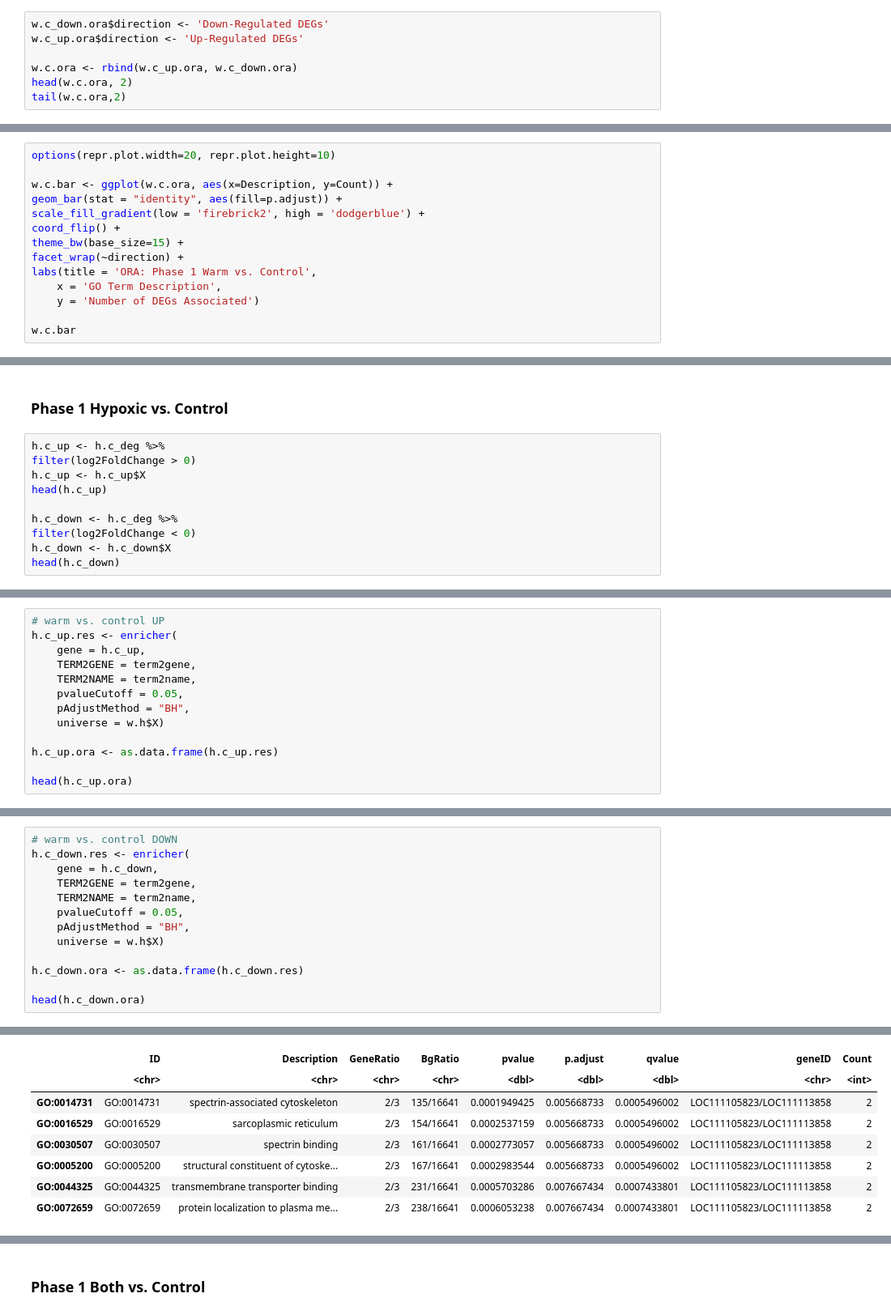
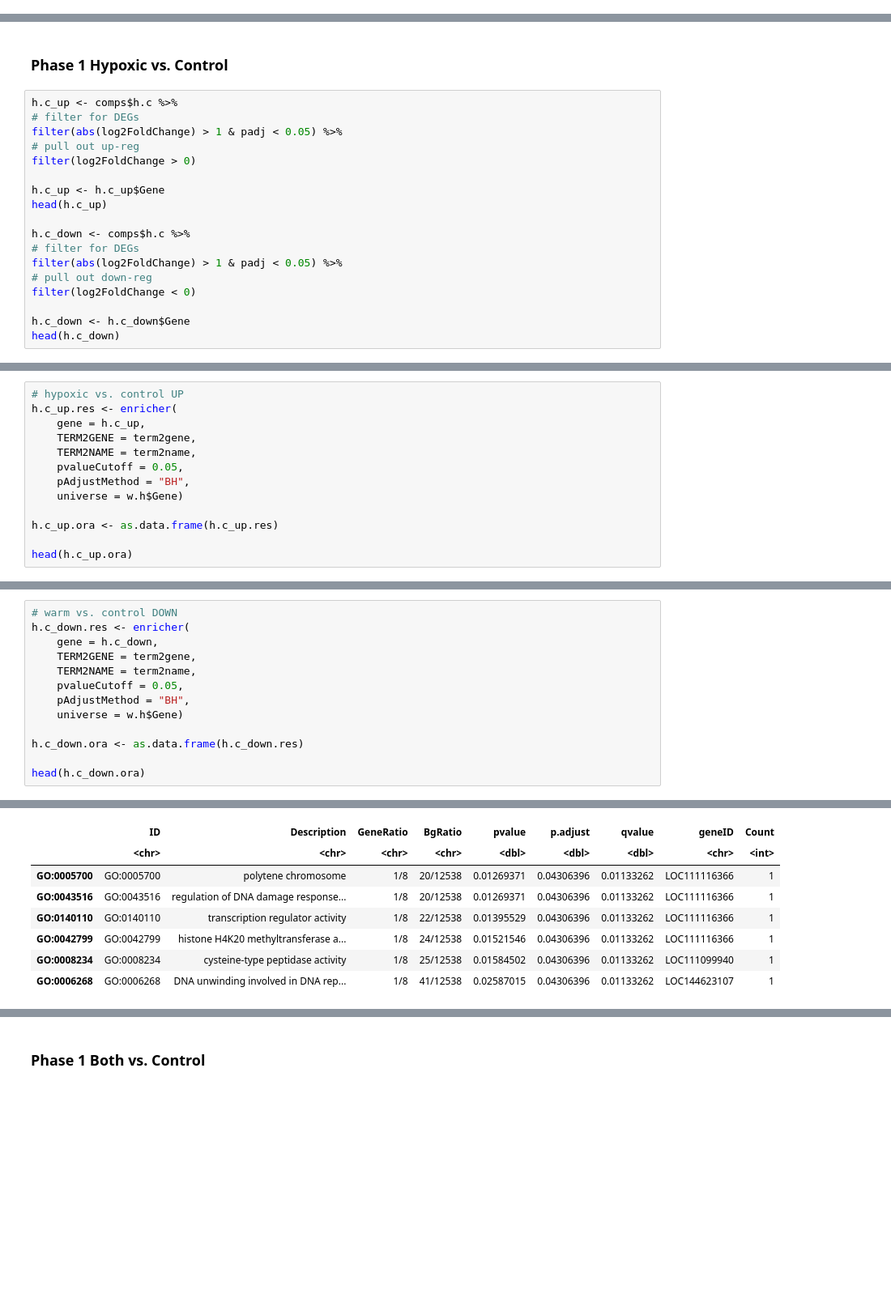
Before and after one commit to jgmcdonough/CE24_RNA-seq, a Jupyter notebook: analysis/diff_expression/phase1_v_phase1/new_refGenome/GO_newRef_p1.v.p1.ipynb, the cells around one changed output, grey strips where cells are left out. Shown at 81% size. Cells and saved outputs as stored; diff of their text form; blank space fills up the shorter version.

```diff
--- a/analysis/diff_expression/phase1_v_phase1/new_refGenome/GO_newRef_p1.v.p1.ipynb
+++ b/analysis/diff_expression/phase1_v_phase1/new_refGenome/GO_newRef_p1.v.p1.ipynb
@@ -582,7 +578,0 @@ A data.frame: 4 × 9
-# %%
-w.c_down.ora$direction <- 'Down-Regulated DEGs'
-w.c_up.ora$direction <- 'Up-Regulated DEGs'
-
-w.c.ora <- rbind(w.c_up.ora, w.c_down.ora)
-head(w.c.ora, 2)
-tail(w.c.ora,2)
@@ -600,14 +578,0 @@ A data.frame: 2 × 10
-# %%
-options(repr.plot.width=20, repr.plot.height=10)
-
-w.c.bar <- ggplot(w.c.ora, aes(x=Description, y=Count)) +
-geom_bar(stat = "identity", aes(fill=p.adjust)) +
-scale_fill_gradient(low = 'firebrick2', high = 'dodgerblue') +
-coord_flip() +
-theme_bw(base_size=15) +
-facet_wrap(~direction) +
-labs(title = 'ORA: Phase 1 Warm vs. Control',
-    x = 'GO Term Description',
-    y = 'Number of DEGs Associated')
-
-w.c.bar
@@ -618,13 +581,21 @@ ggsave('/project/pi_sarah_gignouxwolfsohn_uml_edu/julia/CE_2024/CE24_RNA-seq/ana
 # %% [markdown]
 ### Phase 1 Hypoxic vs. Control
 # %%
-h.c_up <- h.c_deg %>%
+h.c_up <- comps$h.c %>%
+# filter for DEGs
+filter(abs(log2FoldChange) > 1 & padj < 0.05) %>%
+# pull out up-reg
 filter(log2FoldChange > 0)
-h.c_up <- h.c_up$X
+
+h.c_up <- h.c_up$Gene
 head(h.c_up)
 
-h.c_down <- h.c_deg %>%
+h.c_down <- comps$h.c %>%
+# filter for DEGs
+filter(abs(log2FoldChange) > 1 & padj < 0.05) %>%
+# pull out down-reg
 filter(log2FoldChange < 0)
-h.c_down <- h.c_down$X
+
+h.c_down <- h.c_down$Gene
 head(h.c_down)
 # %% [output]
@@ -635,12 +606,12 @@ head(h.c_down)
 # %%
-# warm vs. control UP
+# hypoxic vs. control UP
 h.c_up.res <- enricher(
     gene = h.c_up,
     TERM2GENE = term2gene,
     TERM2NAME = term2name,
     pvalueCutoff = 0.05,
     pAdjustMethod = "BH",
-    universe = w.h$X)
+    universe = w.h$Gene)
 
 h.c_up.ora <- as.data.frame(h.c_up.res)
 
@@ -658,26 +627,26 @@ A data.frame: 6 × 9
 # %%
 # warm vs. control DOWN
 h.c_down.res <- enricher(
     gene = h.c_down,
     TERM2GENE = term2gene,
     TERM2NAME = term2name,
     pvalueCutoff = 0.05,
     pAdjustMethod = "BH",
-    universe = w.h$X)
+    universe = w.h$Gene)
 
 h.c_down.ora <- as.data.frame(h.c_down.res)
 
 head(h.c_down.ora)
 # %% [output]
 A data.frame: 6 × 9
 |  | ID | Description | GeneRatio | BgRatio | pvalue | p.adjust | qvalue | geneID | Count |
 |  | <chr> | <chr> | <chr> | <chr> | <dbl> | <dbl> | <dbl> | <chr> | <int> |
-| GO:0014731 | GO:0014731 | spectrin-associated cytoskeleton | 2/3 | 135/16641 | 0.0001949425 | 0.005668733 | 0.0005496002 | LOC111105823/LOC111113858 | 2 |
-| GO:0016529 | GO:0016529 | sarcoplasmic reticulum | 2/3 | 154/16641 | 0.0002537159 | 0.005668733 | 0.0005496002 | LOC111105823/LOC111113858 | 2 |
-| GO:0030507 | GO:0030507 | spectrin binding | 2/3 | 161/16641 | 0.0002773057 | 0.005668733 | 0.0005496002 | LOC111105823/LOC111113858 | 2 |
-| GO:0005200 | GO:0005200 | structural constituent of cytoske... | 2/3 | 167/16641 | 0.0002983544 | 0.005668733 | 0.0005496002 | LOC111105823/LOC111113858 | 2 |
-| GO:0044325 | GO:0044325 | transmembrane transporter binding | 2/3 | 231/16641 | 0.0005703286 | 0.007667434 | 0.0007433801 | LOC111105823/LOC111113858 | 2 |
-| GO:0072659 | GO:0072659 | protein localization to plasma me... | 2/3 | 238/16641 | 0.0006053238 | 0.007667434 | 0.0007433801 | LOC111105823/LOC111113858 | 2 |
+| GO:0005700 | GO:0005700 | polytene chromosome | 1/8 | 20/12538 | 0.01269371 | 0.04306396 | 0.01133262 | LOC111116366 | 1 |
+| GO:0043516 | GO:0043516 | regulation of DNA damage response... | 1/8 | 20/12538 | 0.01269371 | 0.04306396 | 0.01133262 | LOC111116366 | 1 |
+| GO:0140110 | GO:0140110 | transcription regulator activity | 1/8 | 22/12538 | 0.01395529 | 0.04306396 | 0.01133262 | LOC111116366 | 1 |
+| GO:0042799 | GO:0042799 | histone H4K20 methyltransferase a... | 1/8 | 24/12538 | 0.01521546 | 0.04306396 | 0.01133262 | LOC111116366 | 1 |
+| GO:0008234 | GO:0008234 | cysteine-type peptidase activity | 1/8 | 25/12538 | 0.01584502 | 0.04306396 | 0.01133262 | LOC111099940 | 1 |
+| GO:0006268 | GO:0006268 | DNA unwinding involved in DNA rep... | 1/8 | 41/12538 | 0.02587015 | 0.04306396 | 0.01133262 | LOC144623107 | 1 |
 # %%
 h.c_down.ora$direction <- 'Down-Regulated DEGs'
 h.c_up.ora$direction <- 'Up-Regulated DEGs'
```
Also changed, not shown: parts of 28 cells of this notebook.
